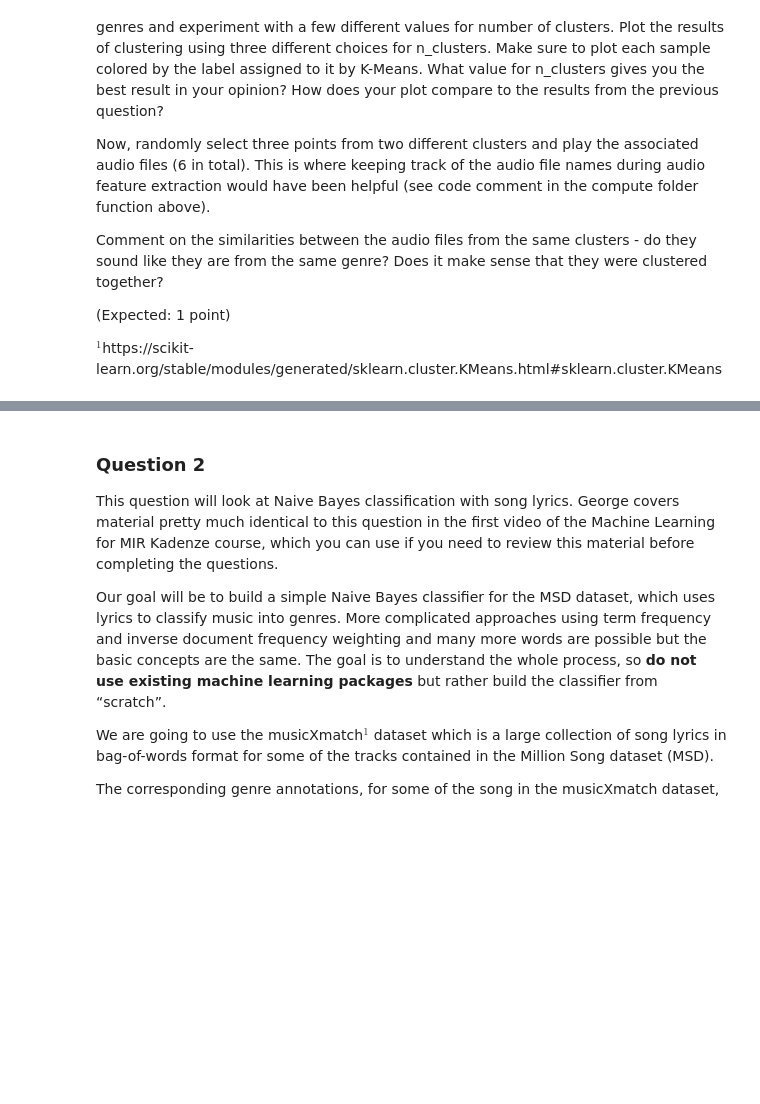
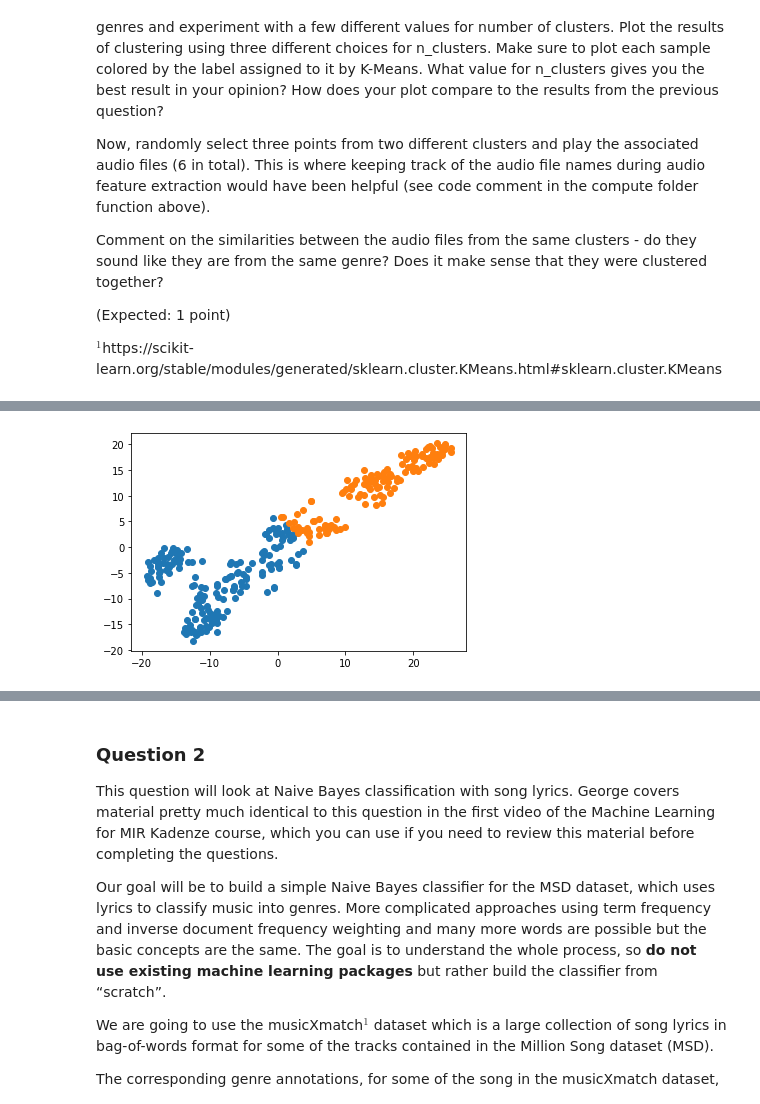
Before and after one commit to vnctptr/SENG480B-A4, a Jupyter notebook: Assignment 4 - Template.ipynb, the cells around one changed output, grey strips where cells are left out. Cells and saved outputs as stored; diff of their text form; code cells hidden in the pictures; blank space fills up the shorter version.

```diff
--- a/Assignment 4 - Template.ipynb
+++ b/Assignment 4 - Template.ipynb
@@ -326,0 +431,6 @@ $^1$https://scikit-learn.org/stable/modules/generated/sklearn.cluster.KMeans.htm
+# %%
+plt.scatter(X_classical.T[0], X_classical.T[1])
+plt.scatter(X_disco.T[0], X_disco.T[1])
+plt.show()
+# %% [output]
+[figure, added]
```
Also changed, not shown: parts of 44 cells of this notebook, 17 other files.
